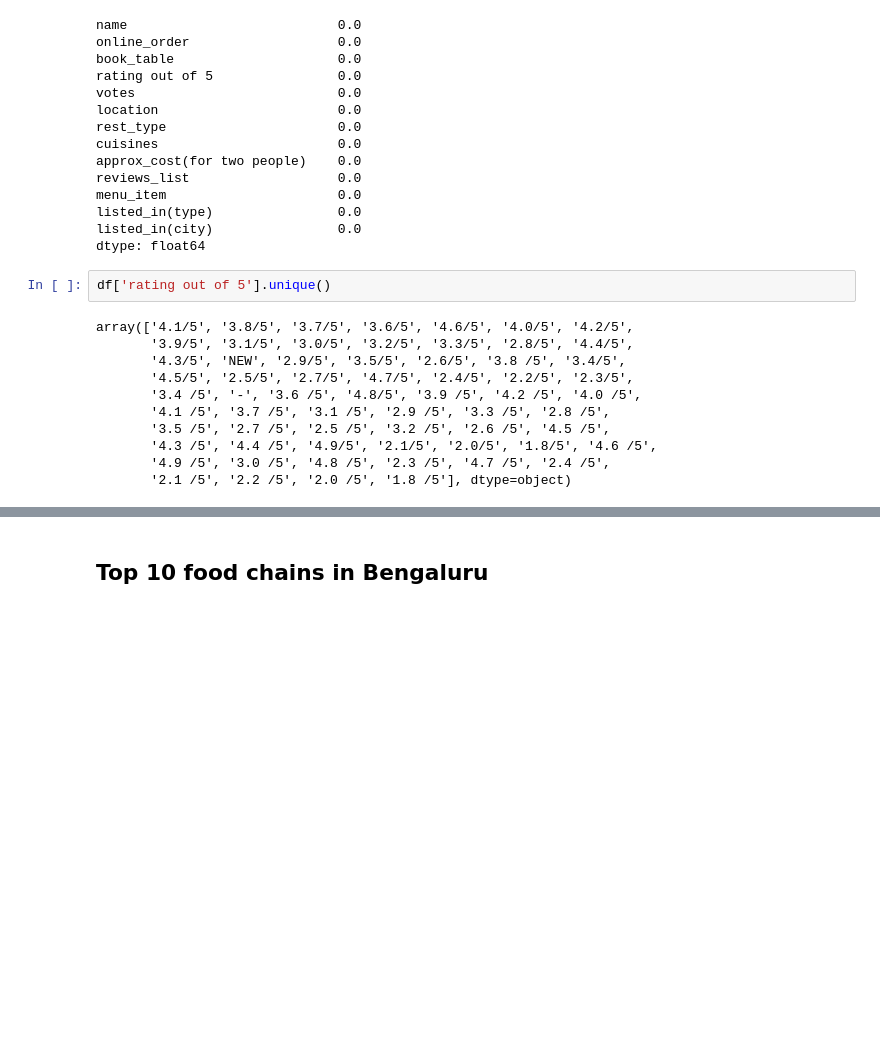
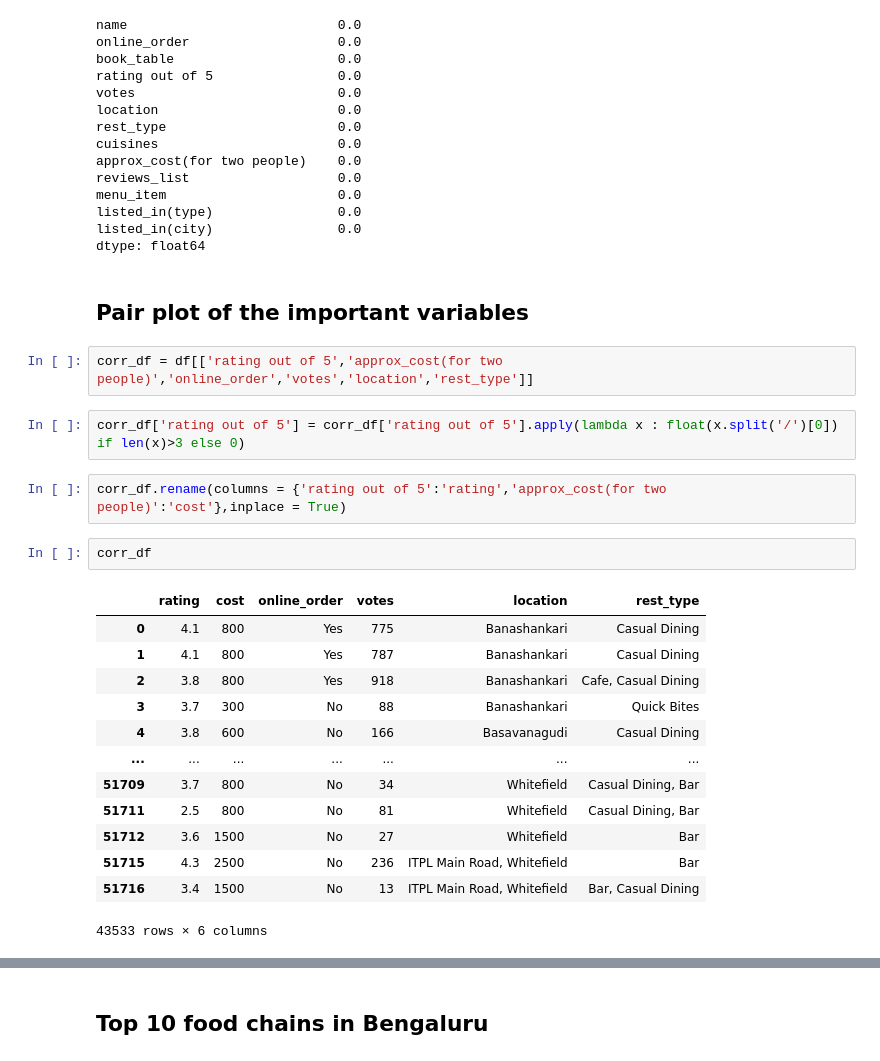
Before and after one commit to Hariprasad893/EDA-on-Zomato-Bangalore-Restaurants-data-set, a Jupyter notebook: Exploratory_Data_Analysis_on_Zomato_Bangalore_restaurants_data_set_.ipynb, the cells around one changed output, grey strips where cells are left out. Saved outputs shown, nothing was run; the diff lists cells and outputs as text; blank space fills up the shorter version.

```diff
--- a/Exploratory_Data_Analysis_on_Zomato_Bangalore_restaurants_data_set_.ipynb
+++ b/Exploratory_Data_Analysis_on_Zomato_Bangalore_restaurants_data_set_.ipynb
@@ -293,16 +306,27 @@ menu_item                      0.0
 listed_in(type)                0.0
 listed_in(city)                0.0
 dtype: float64
-# %%
-df['rating out of 5'].unique()
-# %% [output]
-array(['4.1/5', '3.8/5', '3.7/5', '3.6/5', '4.6/5', '4.0/5', '4.2/5',
-       '3.9/5', '3.1/5', '3.0/5', '3.2/5', '3.3/5', '2.8/5', '4.4/5',
-       '4.3/5', 'NEW', '2.9/5', '3.5/5', '2.6/5', '3.8 /5', '3.4/5',
-       '4.5/5', '2.5/5', '2.7/5', '4.7/5', '2.4/5', '2.2/5', '2.3/5',
-       '3.4 /5', '-', '3.6 /5', '4.8/5', '3.9 /5', '4.2 /5', '4.0 /5',
-       '4.1 /5', '3.7 /5', '3.1 /5', '2.9 /5', '3.3 /5', '2.8 /5',
-       '3.5 /5', '2.7 /5', '2.5 /5', '3.2 /5', '2.6 /5', '4.5 /5',
-       '4.3 /5', '4.4 /5', '4.9/5', '2.1/5', '2.0/5', '1.8/5', '4.6 /5',
-       '4.9 /5', '3.0 /5', '4.8 /5', '2.3 /5', '4.7 /5', '2.4 /5',
-       '2.1 /5', '2.2 /5', '2.0 /5', '1.8 /5'], dtype=object)
+# %% [markdown]
+## Pair plot of the important variables
+# %%
+corr_df = df[['rating out of 5','approx_cost(for two people)','online_order','votes','location','rest_type']]
+# %%
+corr_df['rating out of 5'] = corr_df['rating out of 5'].apply(lambda x : float(x.split('/')[0]) if len(x)>3 else 0)
+# %%
+corr_df.rename(columns = {'rating out of 5':'rating','approx_cost(for two people)':'cost'},inplace = True)
+# %%
+corr_df
+# %% [output]
+|  | rating | cost | online_order | votes | location | rest_type |
+| 0 | 4.1 | 800 | Yes | 775 | Banashankari | Casual Dining |
+| 1 | 4.1 | 800 | Yes | 787 | Banashankari | Casual Dining |
+| 2 | 3.8 | 800 | Yes | 918 | Banashankari | Cafe, Casual Dining |
+| 3 | 3.7 | 300 | No | 88 | Banashankari | Quick Bites |
+| 4 | 3.8 | 600 | No | 166 | Basavanagudi | Casual Dining |
+| ... | ... | ... | ... | ... | ... | ... |
+| 51709 | 3.7 | 800 | No | 34 | Whitefield | Casual Dining, Bar |
+| 51711 | 2.5 | 800 | No | 81 | Whitefield | Casual Dining, Bar |
+| 51712 | 3.6 | 1500 | No | 27 | Whitefield | Bar |
+| 51715 | 4.3 | 2500 | No | 236 | ITPL Main Road, Whitefield | Bar |
+| 51716 | 3.4 | 1500 | No | 13 | ITPL Main Road, Whitefield | Bar, Casual Dining |
+43533 rows × 6 columns
```
Also changed, not shown: parts of 34 cells of this notebook.
